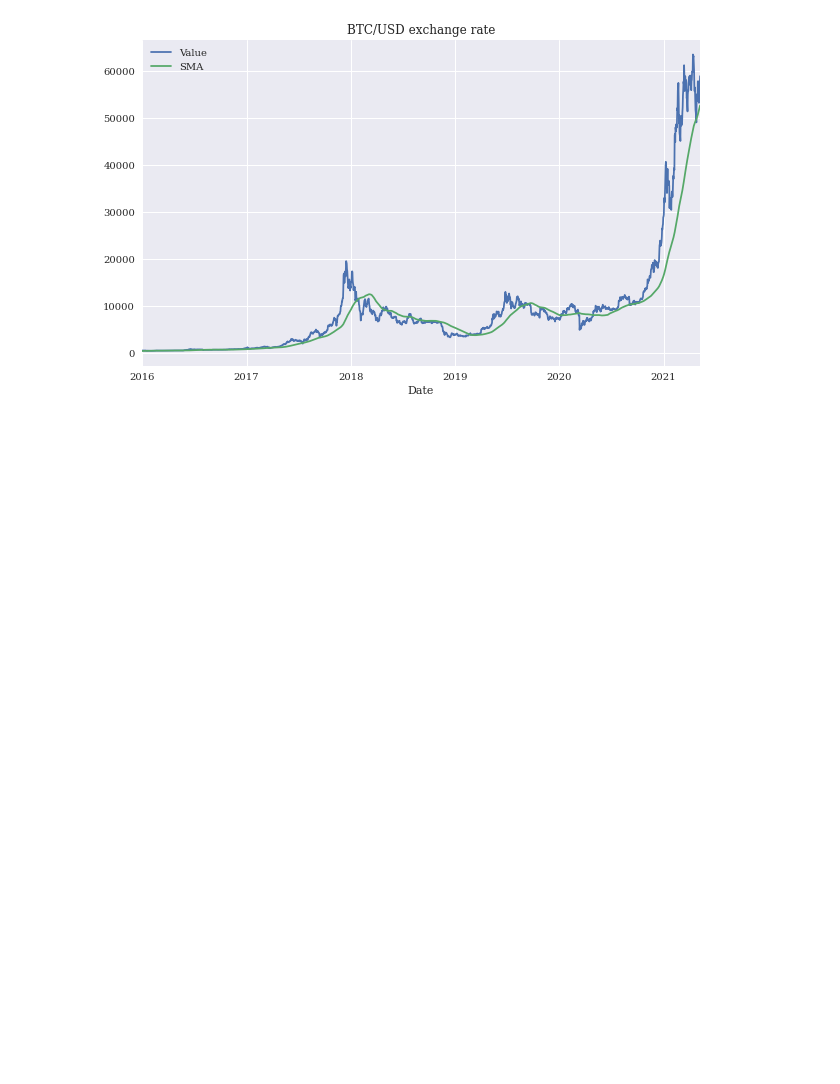
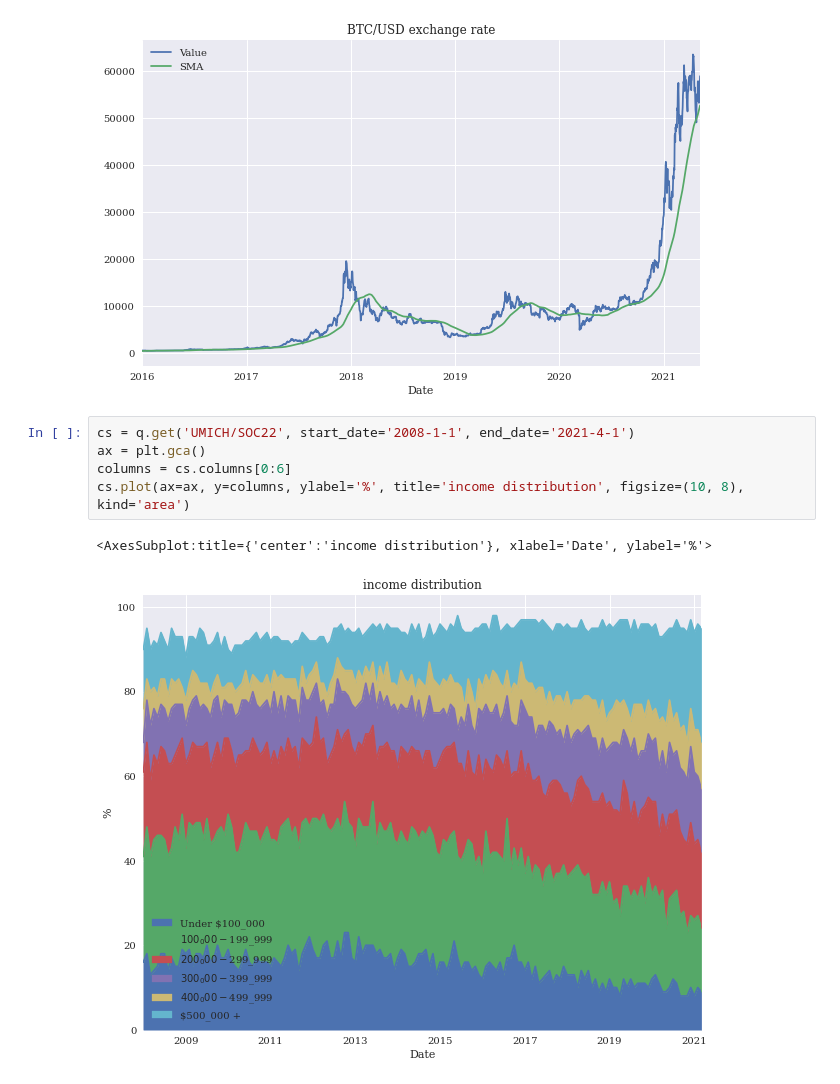
Before and after one commit to algoplutus/learn-algo-trading, a Jupyter notebook: python/quandl.ipynb, the cells around one changed output. Drawn from its saved outputs; the diff is of its cells as text; blank space fills up the shorter version.

```diff
--- a/python/quandl.ipynb
+++ b/python/quandl.ipynb
@@ -19,3 +21,11 @@ d.loc['2016-1-1':].plot(title='BTC/USD exchange rate', figsize=(10, 6))
 # %% [output]
 <AxesSubplot:title={'center':'BTC/USD exchange rate'}, xlabel='Date'>
 [figure]
+# %%
+cs = q.get('UMICH/SOC22', start_date='2008-1-1', end_date='2021-4-1')
+ax = plt.gca()
+columns = cs.columns[0:6]
+cs.plot(ax=ax, y=columns, ylabel='%', title='income distribution', figsize=(10, 8), kind='area')
+# %% [output]
+<AxesSubplot:title={'center':'income distribution'}, xlabel='Date', ylabel='%'>
+[figure, added]
```
Also changed, not shown: parts of 1 cell of this notebook.
